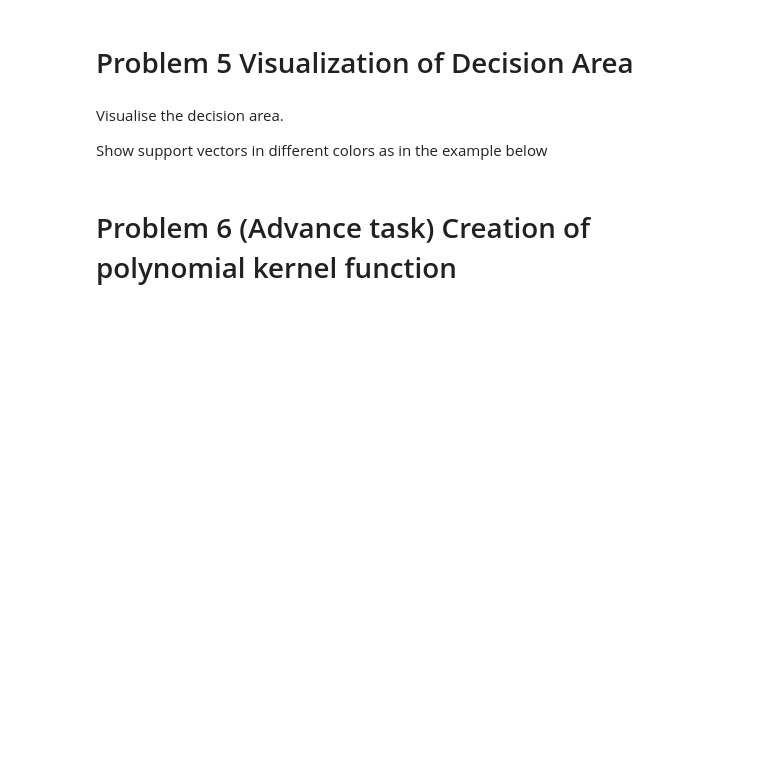
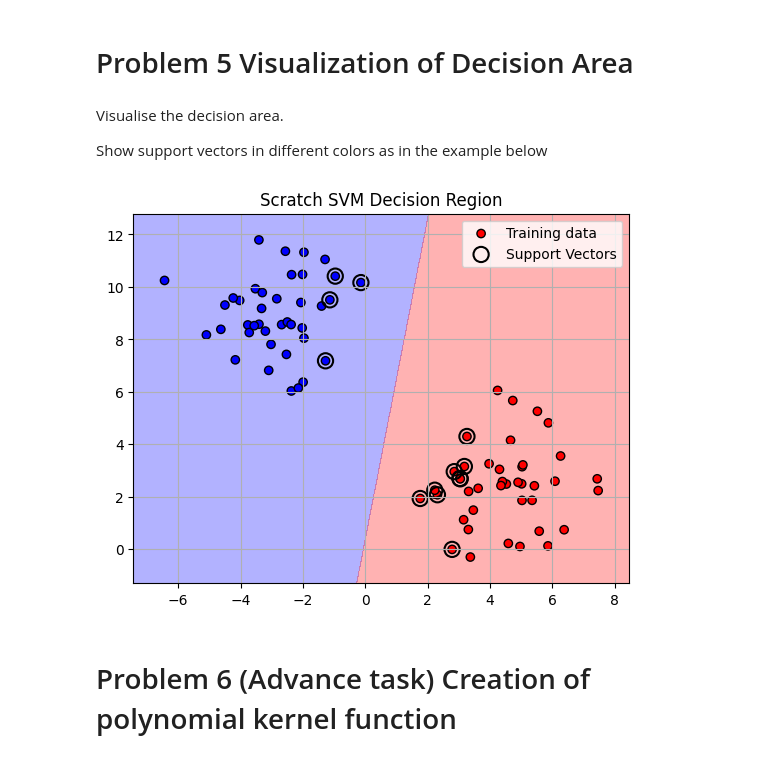
Before and after one commit to WalterPHD/Ai-Data, a Jupyter notebook: SVM.ipynb, the cells around one changed output. Saved outputs shown, nothing was run; the diff lists cells and outputs as text; code cells hidden in the pictures; blank space fills up the shorter version.

```diff
--- a/SVM.ipynb
+++ b/SVM.ipynb
@@ -89,0 +106,5 @@ Lagrange’s undetermined multiplier method is used for SVM learning. Prepare La
+# %%
+def __init__(self, num_iter=100, alpha=0.01, verbose=True):
+    self.num_iter = num_iter
+    self.alpha = alpha
+    self.verbose = verbose
@@ -105,0 +319,14 @@ Use scikit-learn for indicator values such as Accuracy, Precision and Recall.
+# %%
+from sklearn.model_selection import train_test_split
+
+X_train, X_test, y_train, y_test = train_test_split(X, y, test_size=0.2, random_state=42)
+# %%
+svm = ScratchSVMClassifier(kernel='linear')
+svm.fit(X_train, y_train)
+y_pred_scratch = svm.predict(X_test)
+# %%
+from sklearn.svm import SVC
+
+model = SVC(kernel='linear', C=1.0)
+model.fit(X_train, y_train)
+y_pred_sklearn = model.predict(X_test)
@@ -109,6 +359,37 @@ Use scikit-learn for indicator values such as Accuracy, Precision and Recall.
 Visualise the decision area.
 
 Show support vectors in different colors as in the example below
+# %%
+import numpy as np
+import matplotlib.pyplot as plt
+
+#Creating mesh grid for background prediction
+x_min, x_max = X_train[:, 0].min() - 1, X_train[:, 0].max() + 1
+y_min, y_max = X_train[:, 1].min() - 1, X_train[:, 1].max() + 1
+xx, yy = np.meshgrid(np.linspace(x_min, x_max, 500),
+                     np.linspace(y_min, y_max, 500))
+
+#Prediction on the grid
+grid = np.c_[xx.ravel(), yy.ravel()]
+Z = svm.predict(grid).reshape(xx.shape)
+
+#Plot the decision area
+plt.contourf(xx, yy, Z, levels=[-1, 0, 1], colors=['blue', 'red'], alpha=0.3)
+
+#Plot training points (blue for -1, red for +1)
+colors = ['blue' if label == -1 else 'red' for label in y_train]
+plt.scatter(X_train[:, 0], X_train[:, 1], c=colors, edgecolors='k', label='Training data')
+
+#Highlight support vectors
+plt.scatter(svm.X_sv[:, 0], svm.X_sv[:, 1], s=120, facecolors='none', edgecolors='black', linewidths=1.5, label='Support Vectors')
+
+#Plot aesthetics
+plt.title("Scratch SVM Decision Region")
+plt.legend()
+plt.grid(True)
+plt.show()
+# %% [output]
+[figure, added]
 # %% [markdown]
 # Problem 6 (Advance task) Creation of polynomial kernel function
 # %% [markdown]
```
Also changed, not shown: parts of 13 cells of this notebook.
